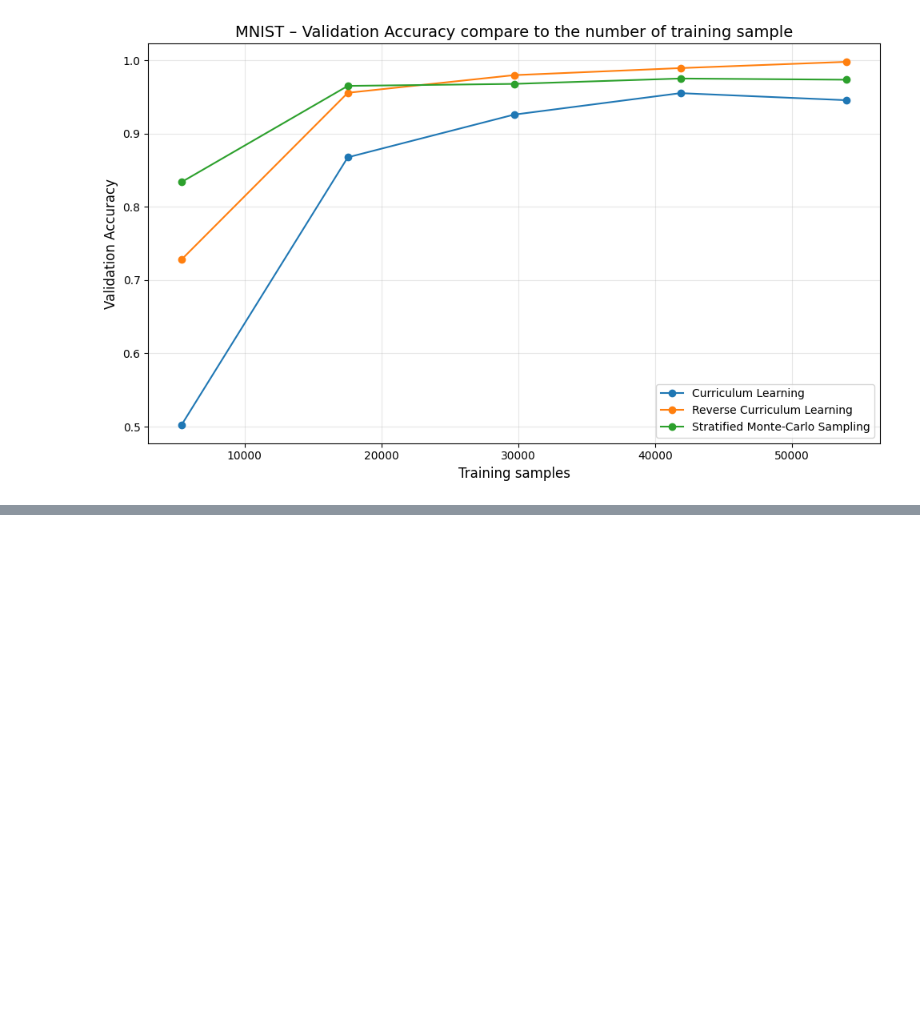
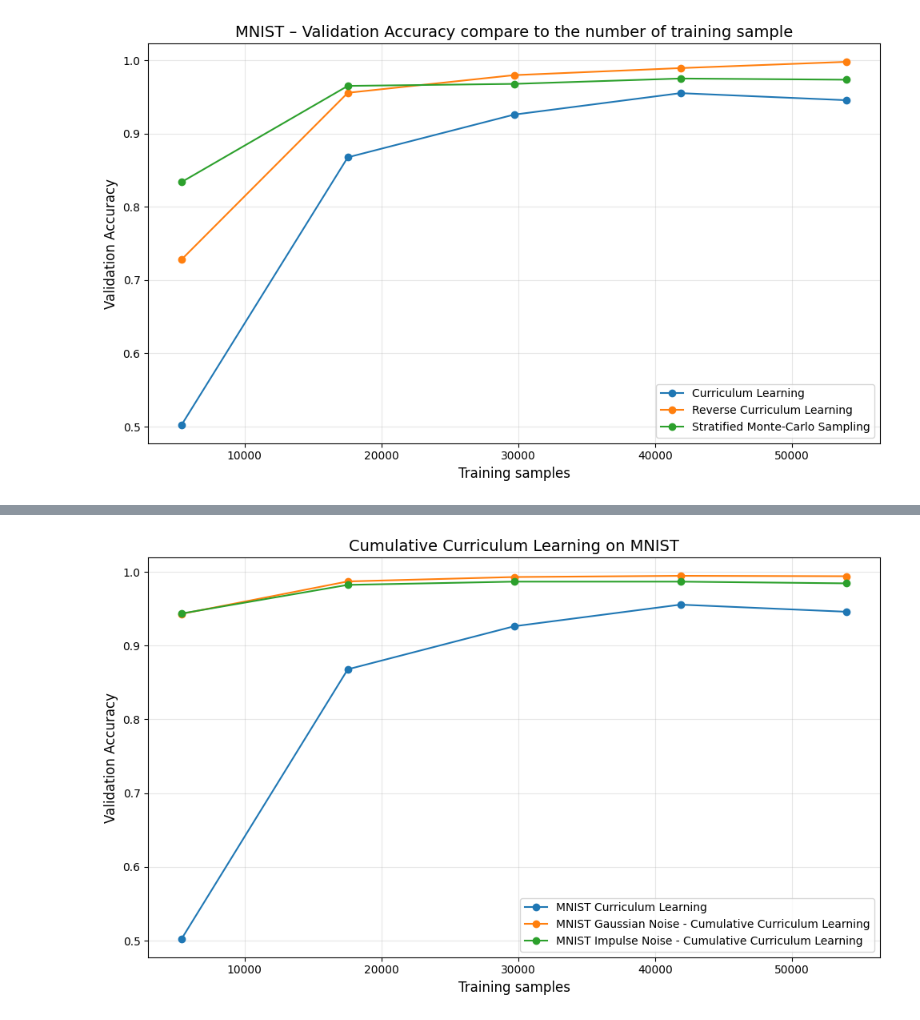
Before and after one commit to Reza-rgb/Opti4ML-TidyTeam, a Jupyter notebook: src/mnist_dataset.ipynb, the cells around one changed output, grey strips where cells are left out. Drawn from its saved outputs; the diff is of its cells as text; code cells hidden in the pictures; blank space fills up the shorter version.

```diff
--- a/src/mnist_dataset.ipynb
+++ b/src/mnist_dataset.ipynb
@@ -2579,0 +2629,20 @@ plot_multi_curves(
+# %%
+plot_multi_curves(
+    num_examples_MNIST_curr_learn,
+    stage_accs_MNIST_curr_learn,
+    stage_accs_MNIST_Gaussian_cum_curr_learn,
+    stage_accs_MNIST_Impulse_cum_curr_learn,
+
+    labels=[
+        "MNIST Curriculum Learning",
+        "MNIST Gaussian Noise - Cumulative Curriculum Learning",
+        "MNIST Impulse Noise - Cumulative Curriculum Learning"
+    ],
+    title="Cumulative Curriculum Learning on MNIST",
+    xlabel="Training samples",
+    ylabel="Validation Accuracy",
+    markers=["o", "o", "o"],
+    linestyles=["-", "-", "-"],
+)
+# %% [output]
+[figure, added]
```
Also changed, not shown: parts of 3 cells of this notebook.
